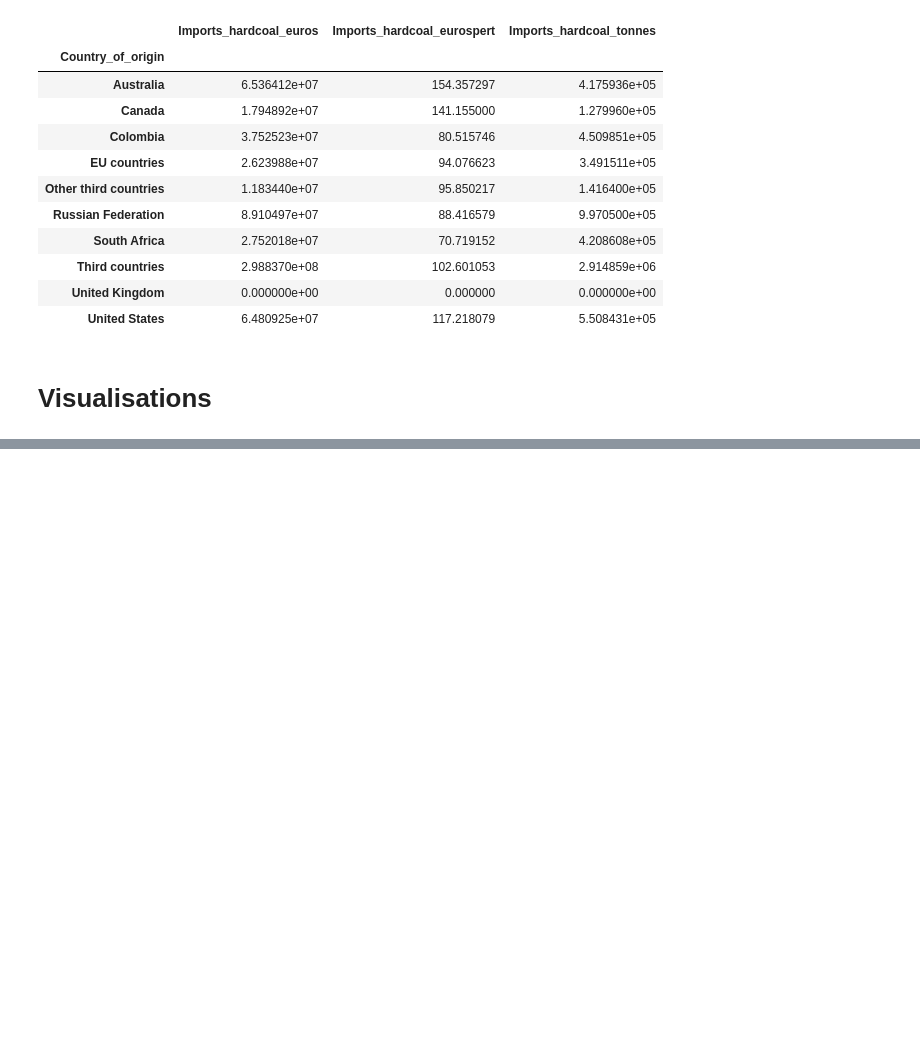
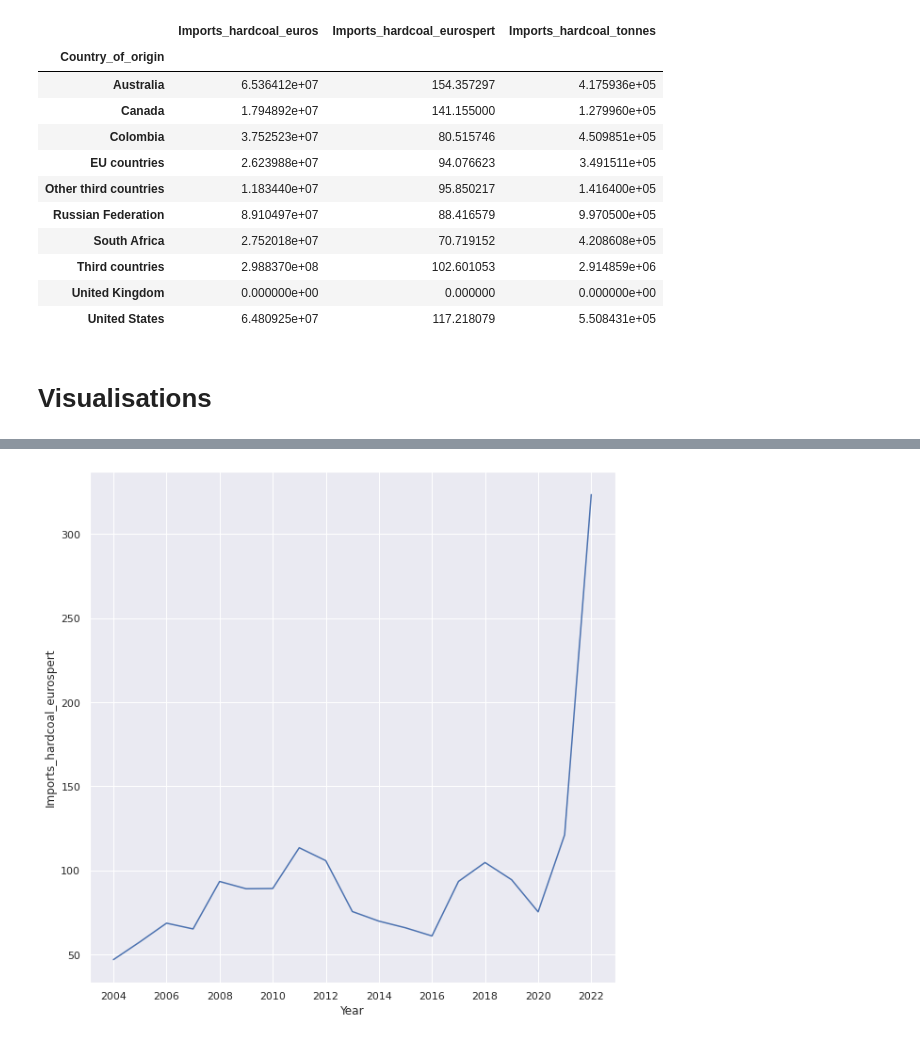
Before and after one commit to Kshitij301199/Coal_Imports_Germany, a Jupyter notebook: docs/Analysis.ipynb, the cells around one changed output, grey strips where cells are left out. Cells and saved outputs as stored; diff of their text form; code cells hidden in the pictures; blank space fills up the shorter version.

```diff
--- a/docs/Analysis.ipynb
+++ b/docs/Analysis.ipynb
@@ -140,0 +191,10 @@ sns.lineplot(
+# %%
+plt.figure(figsize=(10,10))
+sns.lineplot(
+    data = pivot_table_year,
+    x = pivot_table_year.index,
+    y = "Imports_hardcoal_eurospert"
+)
+plt.xticks(pivot_table_year.index[::2]);
+# %% [output]
+[figure, added]
```
Also changed, not shown: parts of 7 cells of this notebook, 2 other files.
